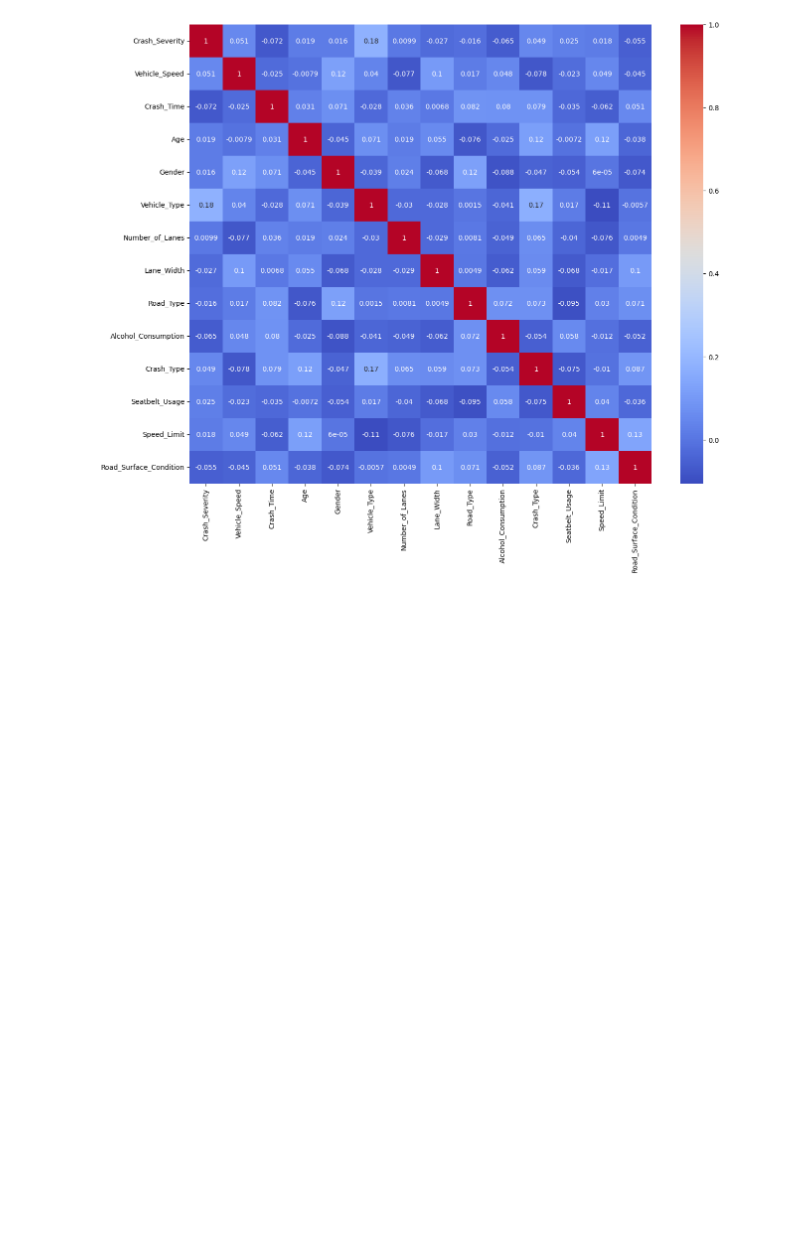
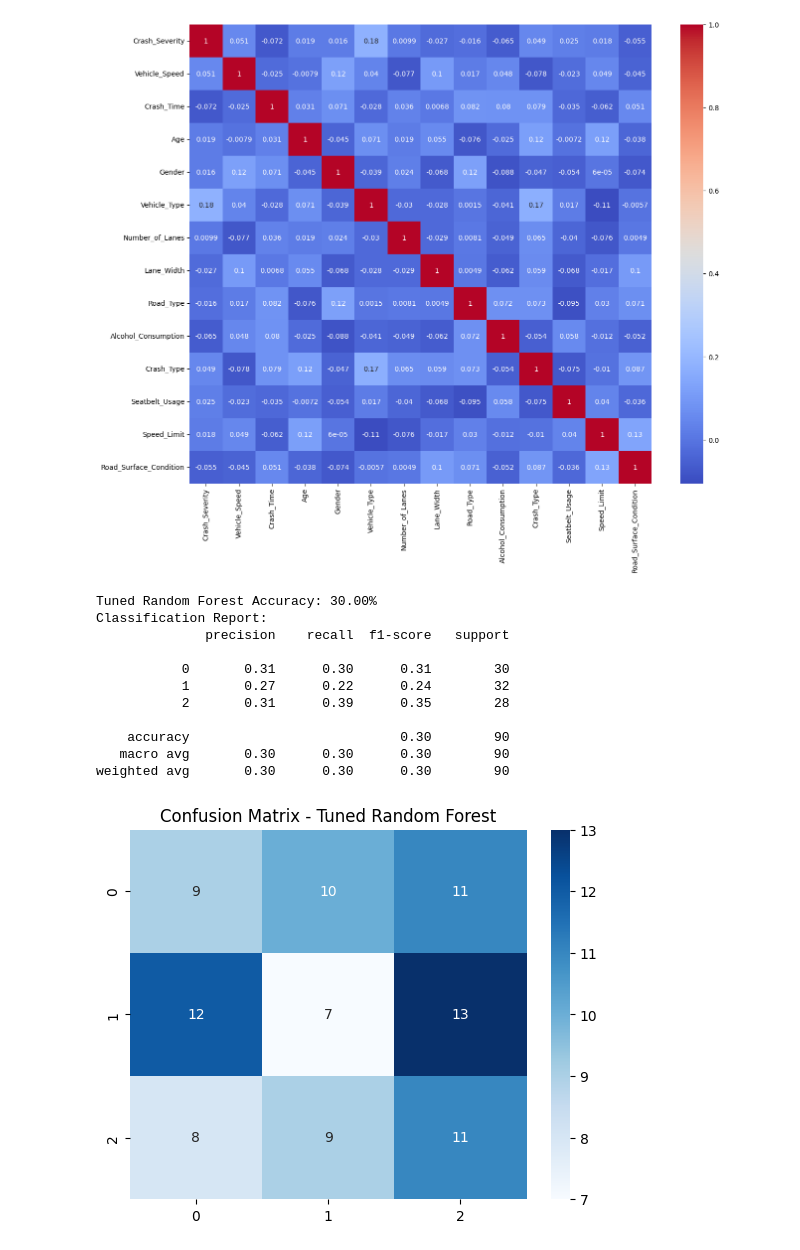
Before and after one commit to T-SarvesH/DataQuest-ML, a Jupyter notebook: index.ipynb, the cells around one changed output. Drawn from its saved outputs; the diff is of its cells as text; code cells hidden in the pictures; blank space fills up the shorter version.

```diff
--- a/index.ipynb
+++ b/index.ipynb
@@ -393,3 +393,47 @@ sns.heatmap(correl, cmap="coolwarm", annot=True)
 # %% [output]
 <Axes: >
 [figure]
+# %%
+Prediction1 = data['Crash_Severity']
+Features1 = data[['Vehicle_Type', 'Vehicle_Speed', 'Crash_Time', 'Age', 'Crash_Type', 'Seatbelt_Usage']]
+
+trained_features, tested_features, trained_predictions, tested_predictions = train_test_split(Features1, Prediction1, test_size=0.3, random_state=40)
+
+from sklearn.model_selection import GridSearchCV
+from sklearn.ensemble import RandomForestClassifier
+# Define Parameter Grid
+param_grid = {
+'n_estimators': [50, 100, 200],
+'max_depth': [5, 10, 20],
+'min_samples_split': [2, 5, 10]
+}
+# Grid Search
+grid_search = GridSearchCV(RandomForestClassifier(random_state=42),
+param_grid, cv=5, scoring='accuracy')
+grid_search.fit(trained_features, trained_predictions)
+# Best Model
+best_rf = grid_search.best_estimator_
+rf_predictions = best_rf.predict(tested_features)
+# Evaluation
+tuned_rf_accuracy = accuracy_score(tested_predictions, rf_predictions)
+print(f"Tuned Random Forest Accuracy: {tuned_rf_accuracy*100:.2f}%")
+print("Classification Report:")
+print(classification_report(tested_predictions, rf_predictions))
+# Confusion Matrix
+cm = confusion_matrix(tested_predictions, rf_predictions)
+sns.heatmap(cm, annot=True, fmt="d", cmap="Blues")
+pt.title("Confusion Matrix - Tuned Random Forest")
+pt.show()
+# %% [output]
+Tuned Random Forest Accuracy: 30.00%
+Classification Report:
+              precision    recall  f1-score   support
+
+           0       0.31      0.30      0.31        30
+           1       0.27      0.22      0.24        32
+           2       0.31      0.39      0.35        28
+
+    accuracy                           0.30        90
+   macro avg       0.30      0.30      0.30        90
+weighted avg       0.30      0.30      0.30        90
+[figure, added]
```
Also changed, not shown: parts of 5 cells of this notebook, 2 other files.
